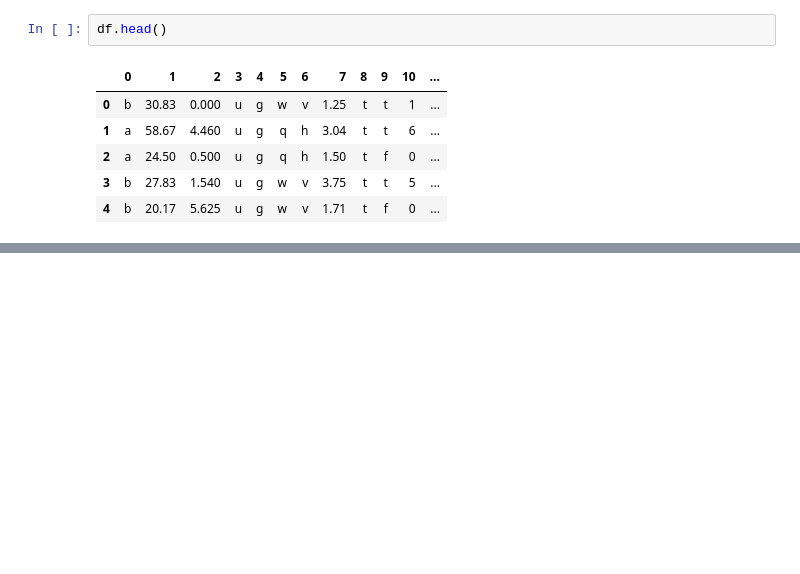
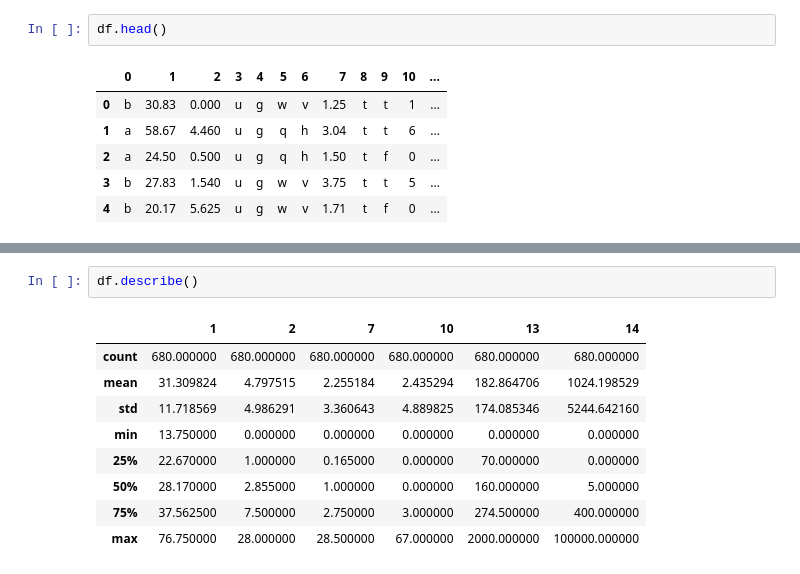
Before and after one commit to mdkearns/credit-approval-prediction, a Jupyter notebook: customer-data/customer-data-preprocessing.ipynb, the cells around one changed output, grey strips where cells are left out. Cells and saved outputs as stored; diff of their text form; blank space fills up the shorter version.

```diff
--- a/customer-data/customer-data-preprocessing.ipynb
+++ b/customer-data/customer-data-preprocessing.ipynb
@@ -93,0 +118,12 @@ df.head()
+# %%
+df.describe()
+# %% [output]
+|  | 1 | 2 | 7 | 10 | 13 | 14 |
+| count | 680.000000 | 680.000000 | 680.000000 | 680.000000 | 680.000000 | 680.000000 |
+| mean | 31.309824 | 4.797515 | 2.255184 | 2.435294 | 182.864706 | 1024.198529 |
+| std | 11.718569 | 4.986291 | 3.360643 | 4.889825 | 174.085346 | 5244.642160 |
+| min | 13.750000 | 0.000000 | 0.000000 | 0.000000 | 0.000000 | 0.000000 |
+| 25% | 22.670000 | 1.000000 | 0.165000 | 0.000000 | 70.000000 | 0.000000 |
+| 50% | 28.170000 | 2.855000 | 1.000000 | 0.000000 | 160.000000 | 5.000000 |
+| 75% | 37.562500 | 7.500000 | 2.750000 | 3.000000 | 274.500000 | 400.000000 |
+| max | 76.750000 | 28.000000 | 28.500000 | 67.000000 | 2000.000000 | 100000.000000 |
```
Also changed, not shown: parts of 8 cells of this notebook, 1 other file.
